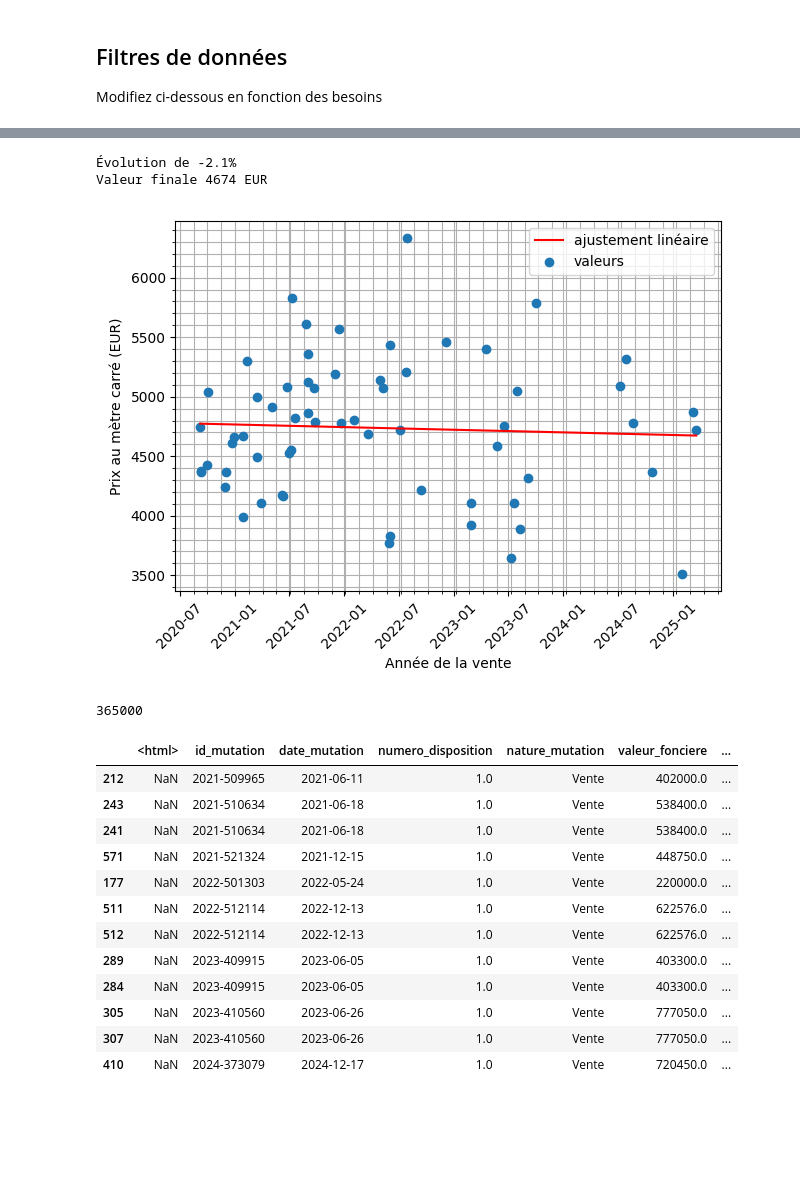
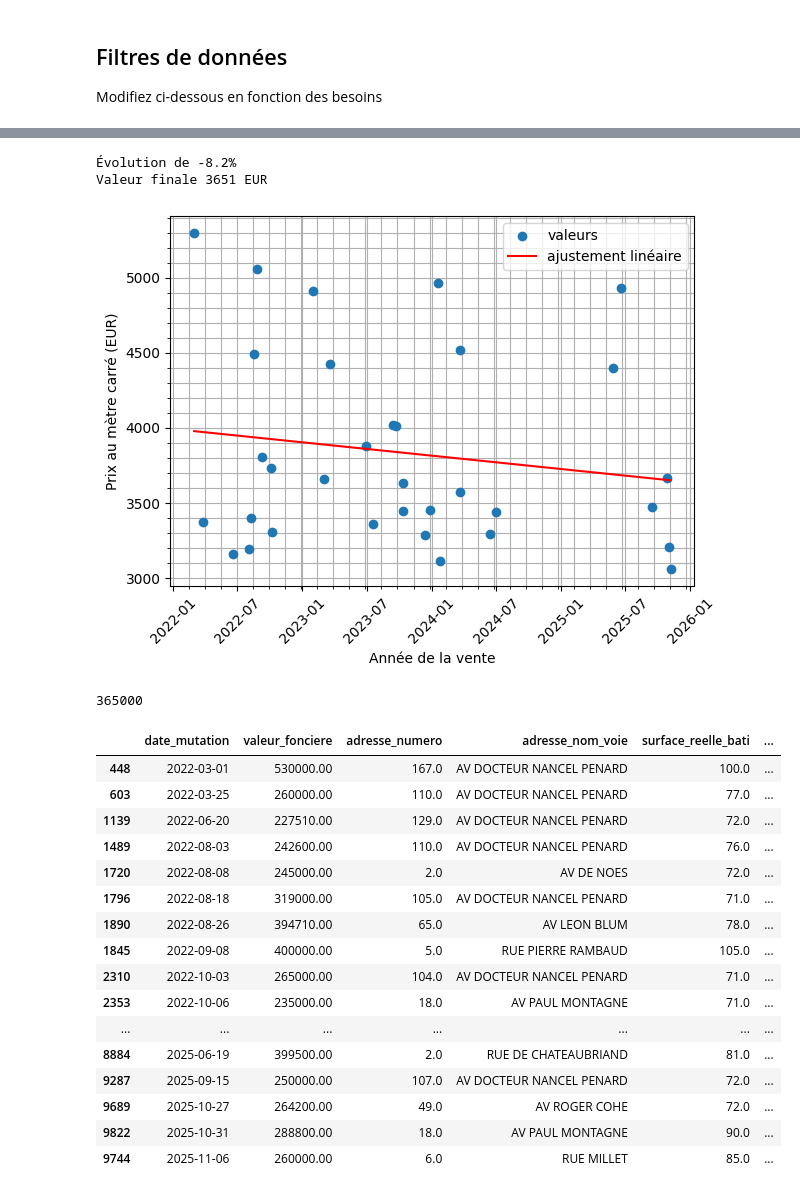
Before and after one commit to raphaelproux/dvf_analyser, a Jupyter notebook: geo-dvf-extract.ipynb, the cells around one changed output, grey strips where cells are left out. Cells and saved outputs as stored; diff of their text form; code cells hidden in the pictures; blank space fills up the shorter version.

```diff
--- a/geo-dvf-extract.ipynb
+++ b/geo-dvf-extract.ipynb
@@ -27,7 +26,7 @@ class RemoteDataRetriever():
     _commune_trouvee: Optional[str] = field(default=None, init=False)
     _code_commune: Optional[str] = field(default=None, init=False)
 
-    def get_remote_data(self, annee=2021):
+    def get_remote_data(self, annee):
         """ télécharger les données pour une année """
         code_commune, departement = self.get_code_commune()
         url = fr"https://files.data.gouv.fr/geo-dvf/latest/csv/{annee}/communes/{departement}/{code_commune}.csv"
@@ -40,7 +39,7 @@ class RemoteDataRetriever():
 
     def get_code_commune(self):
         """ déterminer le code commune à partir du nom """
-        communes = pd.read_csv(r'cog_ensemble_2021_csv/commune2021.csv')
+        communes = pd.read_csv(r'cog_ensemble_2025_csv/v_commune_2025.csv')
         row_i = process.extractOne(self.nom_commune, communes['LIBELLE'])[2]
         row = communes.iloc[row_i]
         self._commune_trouvee = {
@@ -61,18 +60,18 @@ def iand(iterable):
 # %% [markdown]
 ## Paramètres
 # %%
-nom_commune = "rennes"  # "PARIS 14E ARRONDISSEMENT"
-annees = range(2016, 2026)  # attention, données dispo seulement depuis 2016
+nom_commune = "Pessac"  # "PARIS 14E ARRONDISSEMENT"
+annees = range(2022, 2026)  # attention, données dispo seulement depuis 2016
 # %% [markdown]
 ## Récupération des données
 # %%
 data_retriever = RemoteDataRetriever(nom_commune)
 data = pd.DataFrame()
 for annee in annees:
-    data = data.append(data_retriever.get_remote_data(annee=annee))
+    data =  pd.concat([data, data_retriever.get_remote_data(annee=annee)], ignore_index=True)
     commune_trouvee = data_retriever.commune_trouvee
     print(f"Données téléchargées pour l'année {annee} pour la commune {commune_trouvee.get('libellé')} (code {commune_trouvee.get('code')}), département {commune_trouvee.get('département')}")
-
+data = data[(data["valeur_fonciere"].notnull() & data["surface_reelle_bati"].notnull() & data["longitude"].notnull() & data["latitude"].notnull())]
 data["valeur_surface"] = data.valeur_fonciere / data.surface_reelle_bati
 data["date_mutation"] = pd.to_datetime(data["date_mutation"])
 data = data.sort_values("date_mutation")
@@ -96,8 +105,8 @@ filters = [
     data["nature_mutation"] == 'Vente',
     data["valeur_surface"] < 8000,
     3000 < data["valeur_surface"],
-    50 < data["surface_reelle_bati"],
-    data["surface_reelle_bati"] < 90,
+    70 < data["surface_reelle_bati"],
+    data["surface_reelle_bati"] < 130,
     #'2017' in data["id_mutation"]
 ]
 # %%
@@ -237,27 +246,31 @@ print(f'Évolution de {(fitted_data[-1] - fitted_data[0])/fitted_data[0] * 100:+
 print(f'Valeur finale {fitted_data[-1]:.0f} EUR')
 plt.show()
 # %% [output]
-Évolution de -2.1%
-Valeur finale 4674 EUR
+Évolution de -8.2%
+Valeur finale 3651 EUR
-[figure, old version]
+[figure, new version]
 # %%
 5000*73
 # %% [output]
 365000
 # %%
 pd.options.display.max_columns = None
-geo_filtered_gfdata
+geo_filtered_gfdata[["date_mutation", "valeur_fonciere", "adresse_numero", "adresse_nom_voie", "surface_reelle_bati", "nombre_pieces_principales"]]
 # %% [output]
-|  | <html> | id_mutation | date_mutation | numero_disposition | nature_mutation | valeur_fonciere | ... |
-| 212 | NaN | 2021-509965 | 2021-06-11 | 1.0 | Vente | 402000.0 | ... |
-| 243 | NaN | 2021-510634 | 2021-06-18 | 1.0 | Vente | 538400.0 | ... |
-| 241 | NaN | 2021-510634 | 2021-06-18 | 1.0 | Vente | 538400.0 | ... |
-| 571 | NaN | 2021-521324 | 2021-12-15 | 1.0 | Vente | 448750.0 | ... |
-| 177 | NaN | 2022-501303 | 2022-05-24 | 1.0 | Vente | 220000.0 | ... |
-| 511 | NaN | 2022-512114 | 2022-12-13 | 1.0 | Vente | 622576.0 | ... |
-| 512 | NaN | 2022-512114 | 2022-12-13 | 1.0 | Vente | 622576.0 | ... |
-| 289 | NaN | 2023-409915 | 2023-06-05 | 1.0 | Vente | 403300.0 | ... |
-| 284 | NaN | 2023-409915 | 2023-06-05 | 1.0 | Vente | 403300.0 | ... |
-| 305 | NaN | 2023-410560 | 2023-06-26 | 1.0 | Vente | 777050.0 | ... |
-| 307 | NaN | 2023-410560 | 2023-06-26 | 1.0 | Vente | 777050.0 | ... |
-| 410 | NaN | 2024-373079 | 2024-12-17 | 1.0 | Vente | 720450.0 | ... |
+|  | date_mutation | valeur_fonciere | adresse_numero | adresse_nom_voie | surface_reelle_bati | ... |
+| 448 | 2022-03-01 | 530000.00 | 167.0 | AV DOCTEUR NANCEL PENARD | 100.0 | ... |
+| 603 | 2022-03-25 | 260000.00 | 110.0 | AV DOCTEUR NANCEL PENARD | 77.0 | ... |
+| 1139 | 2022-06-20 | 227510.00 | 129.0 | AV DOCTEUR NANCEL PENARD | 72.0 | ... |
+| 1489 | 2022-08-03 | 242600.00 | 110.0 | AV DOCTEUR NANCEL PENARD | 76.0 | ... |
+| 1720 | 2022-08-08 | 245000.00 | 2.0 | AV DE NOES | 72.0 | ... |
+| 1796 | 2022-08-18 | 319000.00 | 105.0 | AV DOCTEUR NANCEL PENARD | 71.0 | ... |
+| 1890 | 2022-08-26 | 394710.00 | 65.0 | AV LEON BLUM | 78.0 | ... |
+| 1845 | 2022-09-08 | 400000.00 | 5.0 | RUE PIERRE RAMBAUD | 105.0 | ... |
+| 2310 | 2022-10-03 | 265000.00 | 104.0 | AV DOCTEUR NANCEL PENARD | 71.0 | ... |
+| 2353 | 2022-10-06 | 235000.00 | 18.0 | AV PAUL MONTAGNE | 71.0 | ... |
+| ... | ... | ... | ... | ... | ... | ... |
+| 8884 | 2025-06-19 | 399500.00 | 2.0 | RUE DE CHATEAUBRIAND | 81.0 | ... |
+| 9287 | 2025-09-15 | 250000.00 | 107.0 | AV DOCTEUR NANCEL PENARD | 72.0 | ... |
+| 9689 | 2025-10-27 | 264200.00 | 49.0 | AV ROGER COHE | 72.0 | ... |
+| 9822 | 2025-10-31 | 288800.00 | 18.0 | AV PAUL MONTAGNE | 90.0 | ... |
+| 9744 | 2025-11-06 | 260000.00 | 6.0 | RUE MILLET | 85.0 | ... |
```
Also changed, not shown: parts of 5 cells of this notebook, 28 other files.
